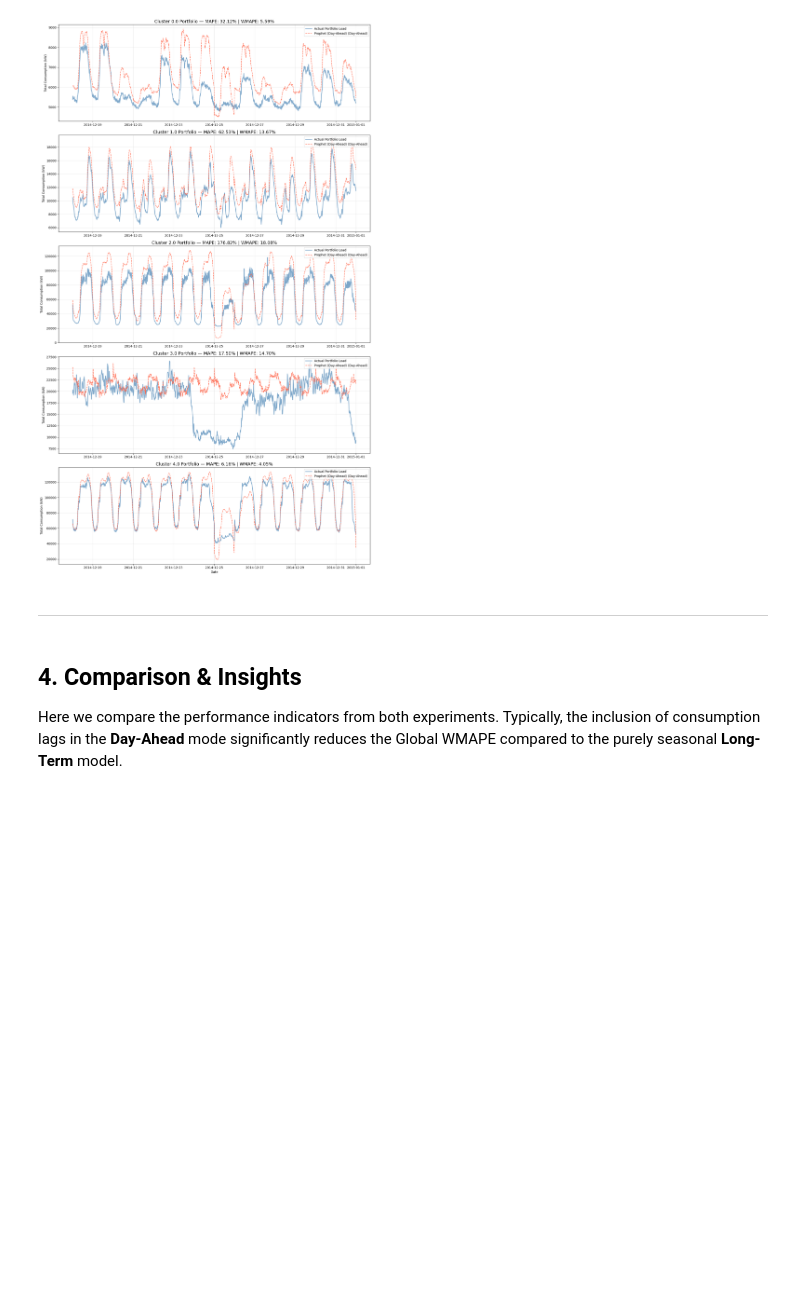
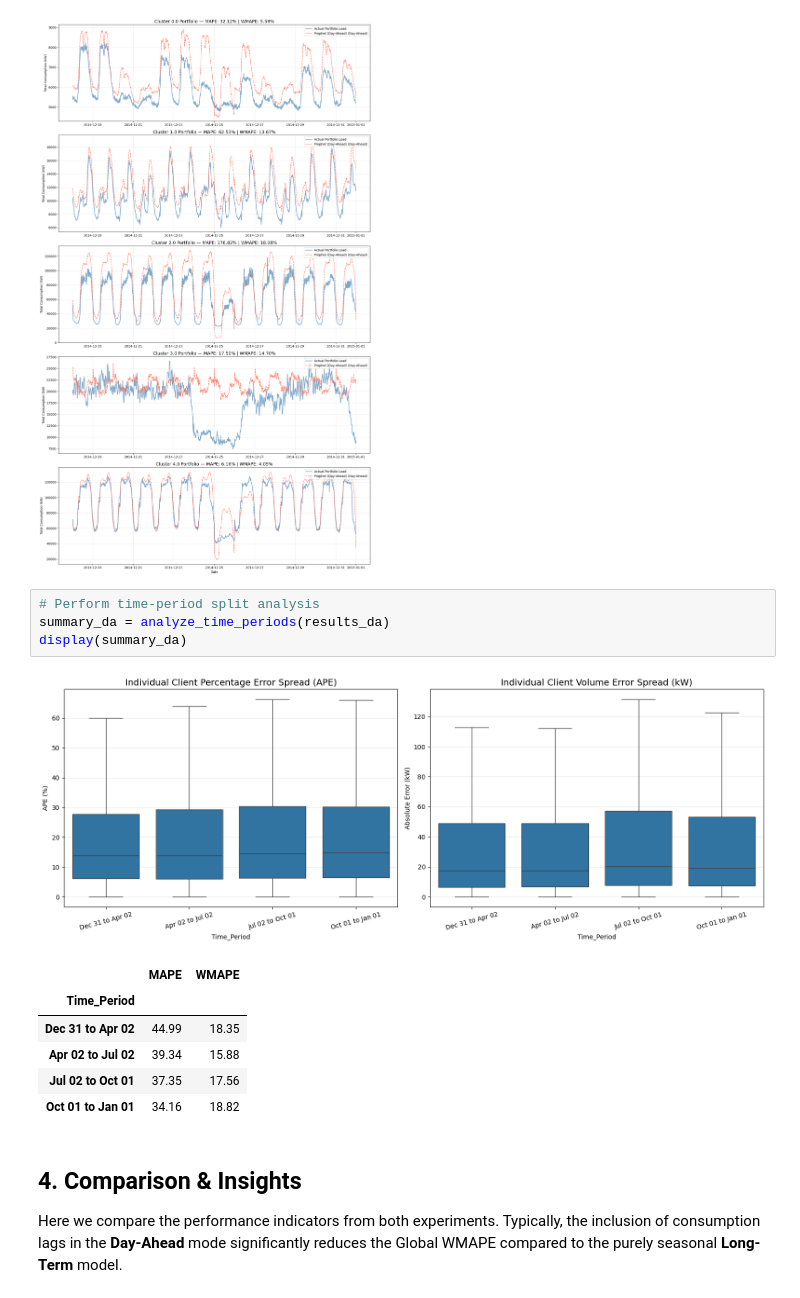
Before and after one commit to lucabarattini/forecasting-electricity, a Jupyter notebook: notebooks/prophet_playground.ipynb, the cells around one changed output. Cells and saved outputs as stored; diff of their text form; blank space fills up the shorter version.

```diff
--- a/notebooks/prophet_playground.ipynb
+++ b/notebooks/prophet_playground.ipynb
@@ -166,8 +153,18 @@ Global Portfolio WMAPE: 10.64%
 plot_cluster_portfolio(eval_da, summary_da, model_label="Prophet (Day-Ahead)")
 # %% [output]
 [figure]
-# %% [markdown]
----
+# %%
+# Perform time-period split analysis
+summary_da = analyze_time_periods(results_da)
+display(summary_da)
+# %% [output]
+[figure, added]
+|  | MAPE | WMAPE |
+| Time_Period |  |  |
+| Dec 31 to Apr 02 | 44.99 | 18.35 |
+| Apr 02 to Jul 02 | 39.34 | 15.88 |
+| Jul 02 to Oct 01 | 37.35 | 17.56 |
+| Oct 01 to Jan 01 | 34.16 | 18.82 |
 # %% [markdown]
 ## 4. Comparison & Insights
 
```
Also changed, not shown: parts of 6 cells of this notebook.
